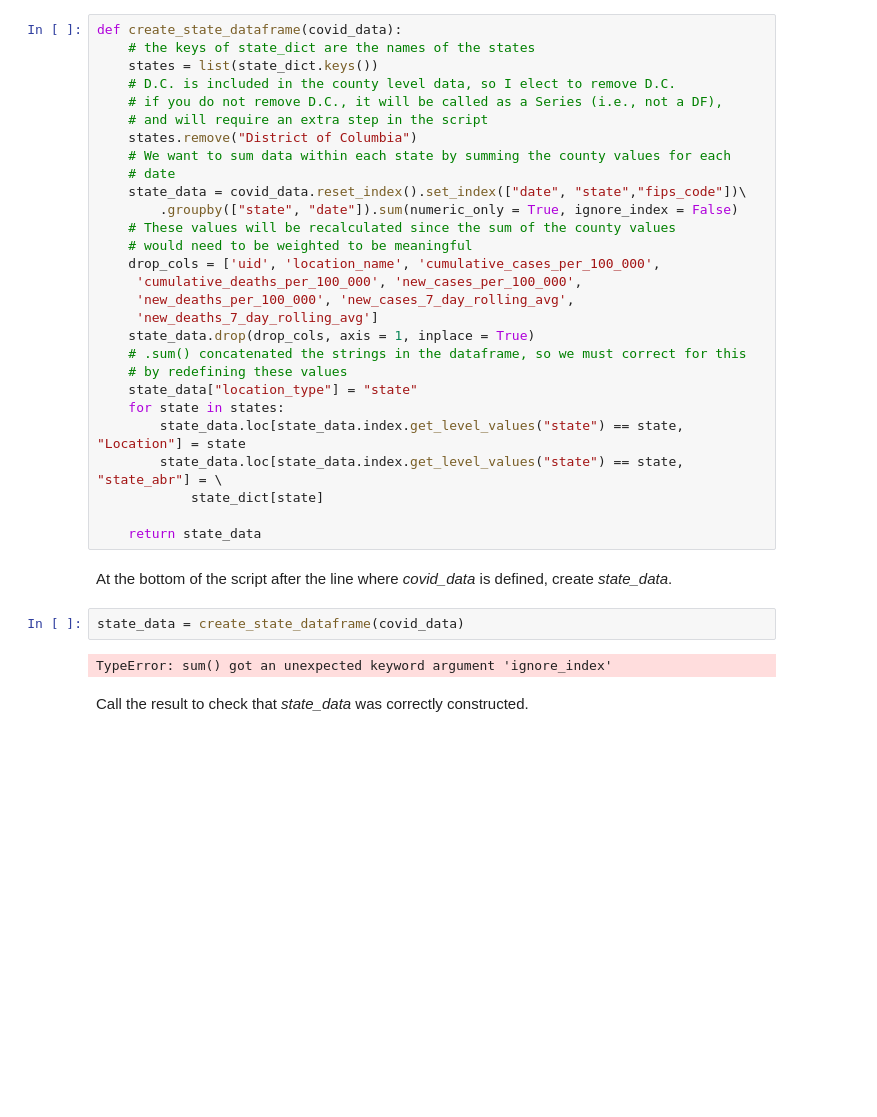
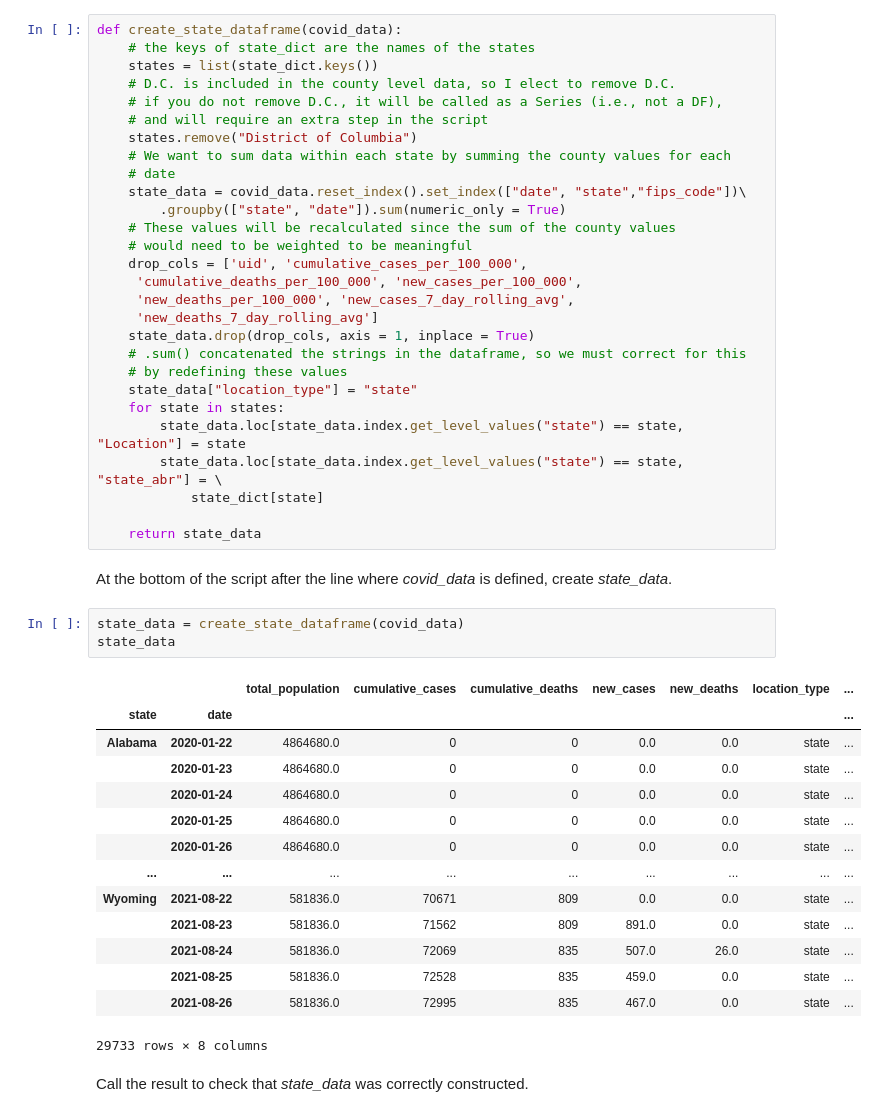
Before and after one commit to jlcatonjr/COVID19, a Jupyter notebook: Data/Visualizing COVID-19 Data at the State and County Levels in Python - Parts I & II.ipynb, the cells around one changed output. Saved outputs shown, nothing was run; the diff lists cells and outputs as text; blank space fills up the shorter version.

Commit message:
update data, fix apps

```diff
--- a/Data/Visualizing COVID-19 Data at the State and County Levels in Python - Parts I & II.ipynb
+++ b/Data/Visualizing COVID-19 Data at the State and County Levels in Python - Parts I & II.ipynb
@@ -172,10 +172,10 @@ def create_state_dataframe(covid_data):
     # We want to sum data within each state by summing the county values for each
     # date
     state_data = covid_data.reset_index().set_index(["date", "state","fips_code"])\
-        .groupby(["state", "date"]).sum(numeric_only = True, ignore_index = False)
+        .groupby(["state", "date"]).sum(numeric_only = True)
     # These values will be recalculated since the sum of the county values
     # would need to be weighted to be meaningful
-    drop_cols = ['uid', 'location_name', 'cumulative_cases_per_100_000',
+    drop_cols = ['uid', 'cumulative_cases_per_100_000',
      'cumulative_deaths_per_100_000', 'new_cases_per_100_000',
      'new_deaths_per_100_000', 'new_cases_7_day_rolling_avg',
      'new_deaths_7_day_rolling_avg']
@@ -193,8 +193,22 @@ def create_state_dataframe(covid_data):
 At the bottom of the script after the line where *covid_data* is defined, create *state_data*.
 # %%
 state_data = create_state_dataframe(covid_data)
+state_data
 # %% [output]
+|  |  | total_population | cumulative_cases | cumulative_deaths | new_cases | new_deaths | location_type | ... |
+| state | date |  |  |  |  |  |  | ... |
+| Alabama | 2020-01-22 | 4864680.0 | 0 | 0 | 0.0 | 0.0 | state | ... |
+|  | 2020-01-23 | 4864680.0 | 0 | 0 | 0.0 | 0.0 | state | ... |
+|  | 2020-01-24 | 4864680.0 | 0 | 0 | 0.0 | 0.0 | state | ... |
+|  | 2020-01-25 | 4864680.0 | 0 | 0 | 0.0 | 0.0 | state | ... |
+|  | 2020-01-26 | 4864680.0 | 0 | 0 | 0.0 | 0.0 | state | ... |
+| ... | ... | ... | ... | ... | ... | ... | ... | ... |
+| Wyoming | 2021-08-22 | 581836.0 | 70671 | 809 | 0.0 | 0.0 | state | ... |
+|  | 2021-08-23 | 581836.0 | 71562 | 809 | 891.0 | 0.0 | state | ... |
+|  | 2021-08-24 | 581836.0 | 72069 | 835 | 507.0 | 26.0 | state | ... |
+|  | 2021-08-25 | 581836.0 | 72528 | 835 | 459.0 | 0.0 | state | ... |
+|  | 2021-08-26 | 581836.0 | 72995 | 835 | 467.0 | 0.0 | state | ... |
-TypeError: sum() got an unexpected keyword argument 'ignore_index'
+29733 rows × 8 columns
 # %% [markdown]
 Call the result to check that *state_data* was correctly constructed.
 # %%
```
Also changed, not shown: parts of 10 cells of this notebook, 8 other files.
